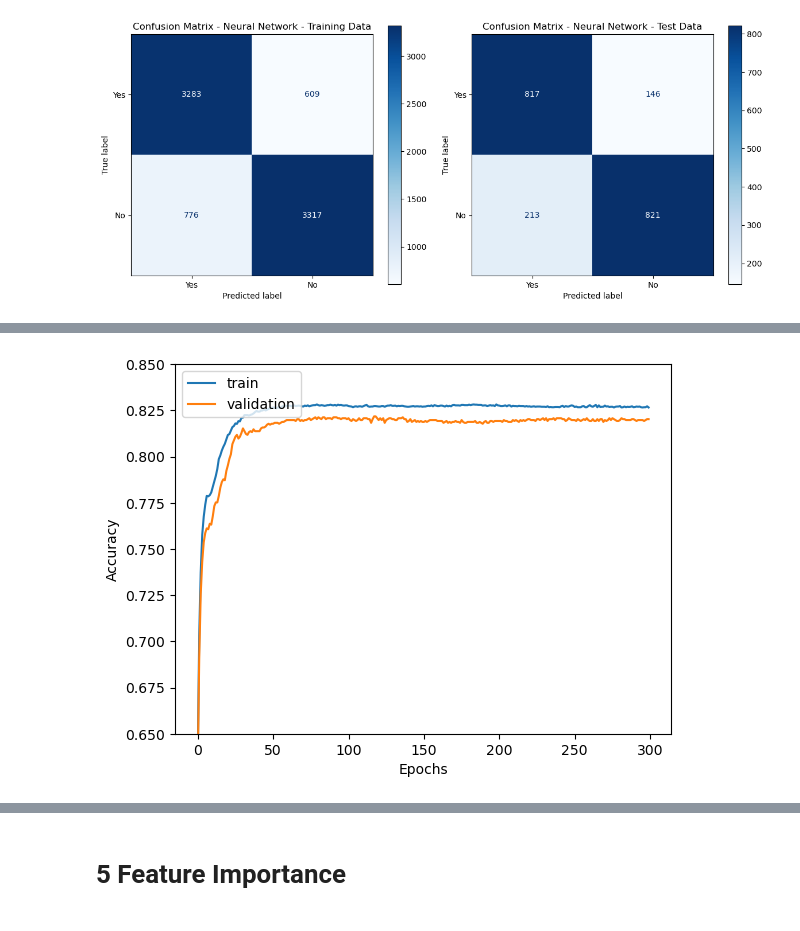
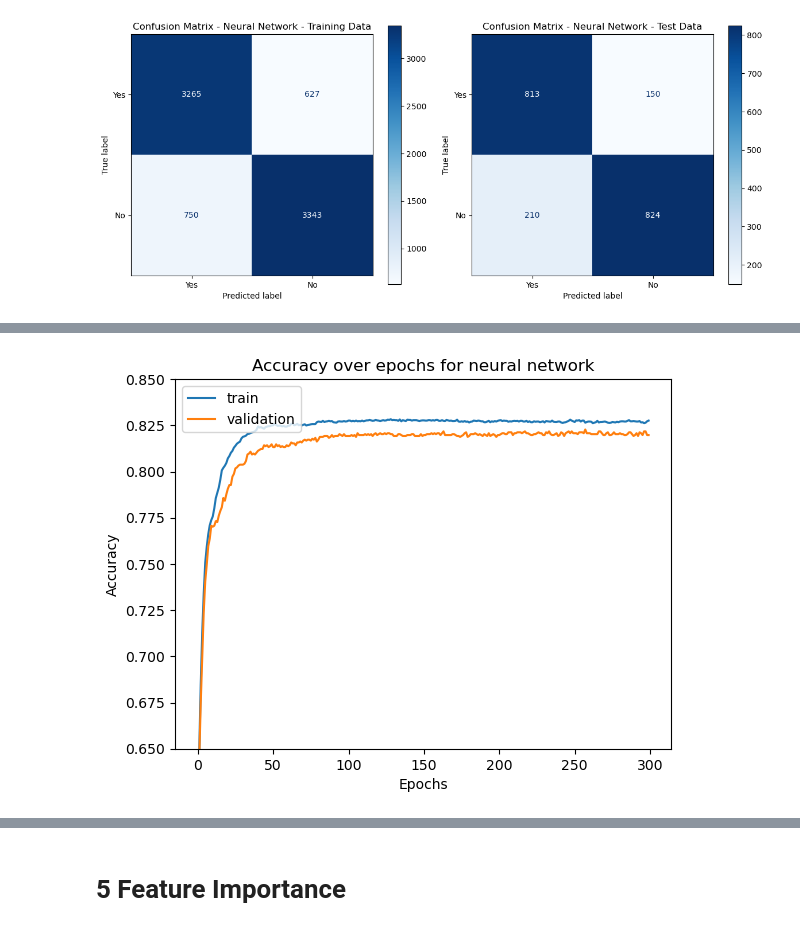
Before and after one commit to andysontran/21-CHL5230-F23, a Jupyter notebook: 21_CHL5230_F23_PP3.ipynb, the cells around one changed output, grey strips where cells are left out. Drawn from its saved outputs; the diff is of its cells as text; code cells hidden in the pictures.

```diff
--- a/21_CHL5230_F23_PP3.ipynb
+++ b/21_CHL5230_F23_PP3.ipynb
@@ -179,6 +204,9 @@ plt.show()
 
 # Create a grid of subplots with 3 rows and 3 columns
 fig, axs = plt.subplots(ncols = 3, nrows = 3, figsize = (15, 15))
+
+# Define a list of colors
+colors = ['#1c3a73', '#7cb1c2']
 
 # Loop over each feature in numerical list
 for i, column in enumerate(numerical_columns):
@@ -188,7 +216,7 @@ for i, column in enumerate(numerical_columns):
 
   # Plot a histogram of the feature split by the 'Diabetes' class
   # kde = True adds a Kernal Density Estimate plot to smooth the histogram
-  sns.boxplot(data_dupl_rm, x = None, y = column, ax = axs[x][y])
+  sns.boxplot(data_dupl_rm, x = None, y = column, ax = axs[x][y], palette = colors).set(xlabel = column, ylabel = 'value')
 
 # Display all the subplots
 plt.show()
@@ -282,7 +301,7 @@ from sklearn.metrics import RocCurveDisplay, ConfusionMatrixDisplay, classificat
 #   1.  Implement simple imputaiton ('median') for missing values
 #   2.  Scale values using StandardScaler
 numerical_pipeline = Pipeline(steps = [
-    ('imputer', SimpleImputer(strategy = 'median')),
+    ('imputer', IterativeImputer(max_iter = 10, random_state = 42)),
     ('scaler', StandardScaler())
 ])
 
@@ -290,7 +309,7 @@ numerical_pipeline = Pipeline(steps = [
 #   1.  Implement simple imputation ('most_frequent') for missing values
 #   2.  One-hot encode categorical features
 categorical_pipeline = Pipeline(steps = [
-    ('imupter', SimpleImputer(strategy = 'most_frequent'))
+    ('imupter', IterativeImputer(max_iter = 10, random_state = 42))
 ])
 
 # Define pipeline to transform numerical and categorical feature columns with respective pipelines
@@ -483,7 +583,7 @@ from torch.nn import Tanh, Linear, Sequential, Sigmoid, Dropout
 #   1.  Implement simple imputaiton ('median') for missing values
 #   2.  Scale values using StandardScaler
 numerical_pipeline = Pipeline(steps = [
-    ('imputer', SimpleImputer(strategy = 'median')),
+    ('imputer', IterativeImputer(max_iter = 10, random_state = 42)),
     ('scaler', StandardScaler())
 ])
 
@@ -491,7 +591,7 @@ numerical_pipeline = Pipeline(steps = [
 #   1.  Implement simple imputation ('most_frequent') for missing values
 #   2.  One-hot encode categorical features
 categorical_pipeline = Pipeline(steps = [
-    ('imupter', SimpleImputer(strategy = 'most_frequent'))
+    ('imupter', IterativeImputer(max_iter = 10, random_state = 42))
 ])
 
 # Define pipeline to transform numerical and categorical feature columns with respective pipelines
@@ -596,6 +696,7 @@ train_data_loader = DataLoader(train_dataset, batch_size=batch_size, shuffle=Tru
 model = nn.Sequential(
     nn.Linear(number_of_input_features, number_of_hidden_units),  # Linear layer for matrix multiplication and bias addition
     nn.Tanh(),  # Tanh activation function
+    Dropout(dropout_probablity),  # Dropout layer to prevent overfitting
     nn.Linear(number_of_hidden_units, 1),  # Another linear layer
     nn.Sigmoid()  # Sigmoid activation for probability output
 )
@@ -728,16 +829,16 @@ Classification Report for Neural Network - Test Data:
    macro avg       0.82      0.82      0.82      1997
 weighted avg       0.82      0.82      0.82      1997
 # %%
-# epochs = 1000, learning_rate = 0.01
 # Plot training and validation accuracy over epochs
 plt.plot([i for i in range(len(train_accuracy_list))], train_accuracy_list, label="train")
 plt.plot([i for i in range(len(validation_accuracy_list))], validation_accuracy_list, label="validation")
 plt.legend(loc="upper left")
 plt.xlabel('Epochs')
 plt.ylabel('Accuracy')
+plt.title('Accuracy over epochs for neural network')
 plt.ylim(0.650,0.85)
 
 # Display the plot
 plt.show()
 # %% [output]
-[figure, old version]
+[figure, new version]
```
Also changed, not shown: parts of 41 cells of this notebook.
